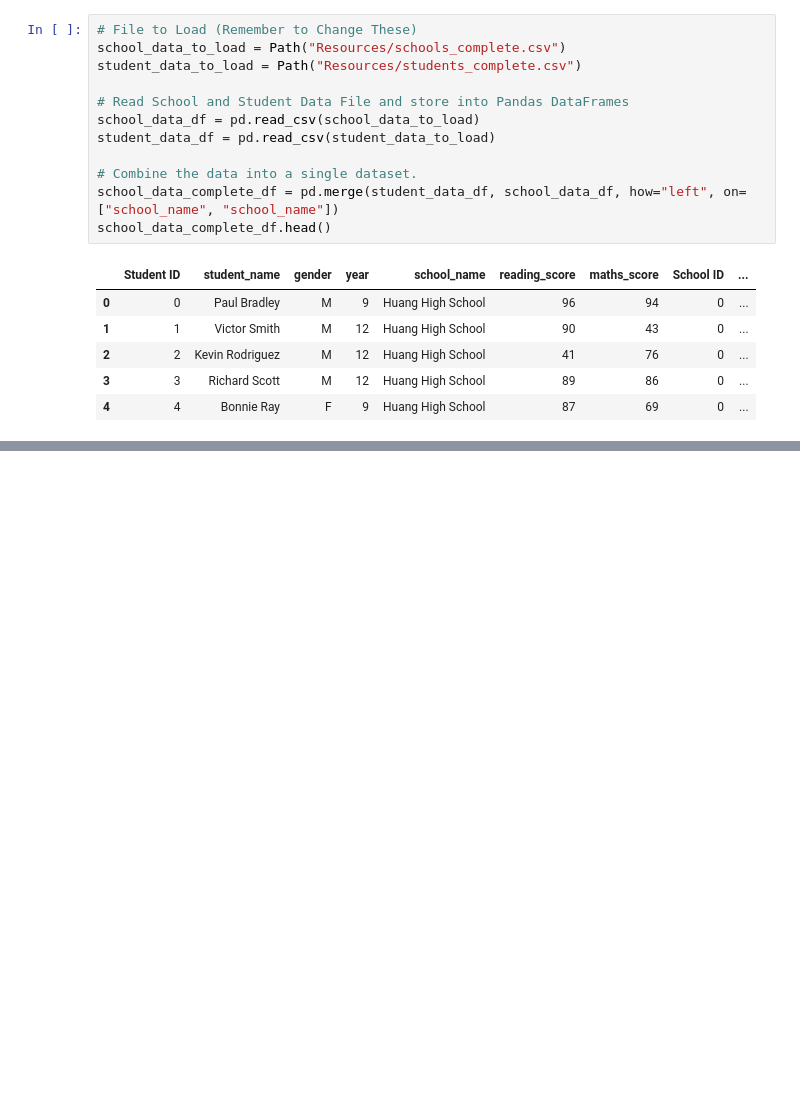
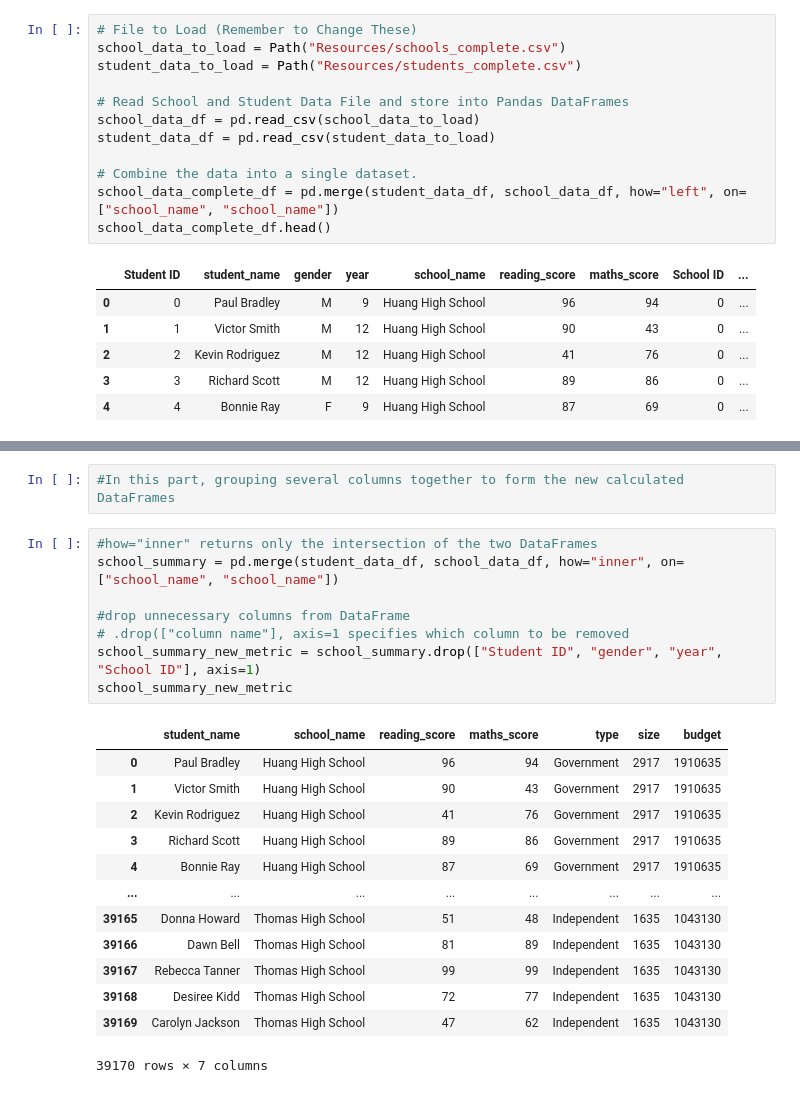
Before and after one commit to sienchoon/pandas-challenge, a Jupyter notebook: PyCitySchools/Solution.ipynb, the cells around one changed output, grey strips where cells are left out. Saved outputs shown, nothing was run; the diff lists cells and outputs as text; blank space fills up the shorter version.

```diff
--- a/PyCitySchools/Solution.ipynb
+++ b/PyCitySchools/Solution.ipynb
@@ -44,0 +122,24 @@ Independent
+# %%
+#In this part, grouping several columns together to form the new calculated DataFrames
+# %%
+#how="inner" returns only the intersection of the two DataFrames
+school_summary = pd.merge(student_data_df, school_data_df, how="inner", on=["school_name", "school_name"])
+
+#drop unnecessary columns from DataFrame
+# .drop(["column name"], axis=1 specifies which column to be removed
+school_summary_new_metric = school_summary.drop(["Student ID", "gender", "year", "School ID"], axis=1)
+school_summary_new_metric
+# %% [output]
+|  | student_name | school_name | reading_score | maths_score | type | size | budget |
+| 0 | Paul Bradley | Huang High School | 96 | 94 | Government | 2917 | 1910635 |
+| 1 | Victor Smith | Huang High School | 90 | 43 | Government | 2917 | 1910635 |
+| 2 | Kevin Rodriguez | Huang High School | 41 | 76 | Government | 2917 | 1910635 |
+| 3 | Richard Scott | Huang High School | 89 | 86 | Government | 2917 | 1910635 |
+| 4 | Bonnie Ray | Huang High School | 87 | 69 | Government | 2917 | 1910635 |
+| ... | ... | ... | ... | ... | ... | ... | ... |
+| 39165 | Donna Howard | Thomas High School | 51 | 48 | Independent | 1635 | 1043130 |
+| 39166 | Dawn Bell | Thomas High School | 81 | 89 | Independent | 1635 | 1043130 |
+| 39167 | Rebecca Tanner | Thomas High School | 99 | 99 | Independent | 1635 | 1043130 |
+| 39168 | Desiree Kidd | Thomas High School | 72 | 77 | Independent | 1635 | 1043130 |
+| 39169 | Carolyn Jackson | Thomas High School | 47 | 62 | Independent | 1635 | 1043130 |
+39170 rows × 7 columns
```
Also changed, not shown: parts of 14 cells of this notebook.
